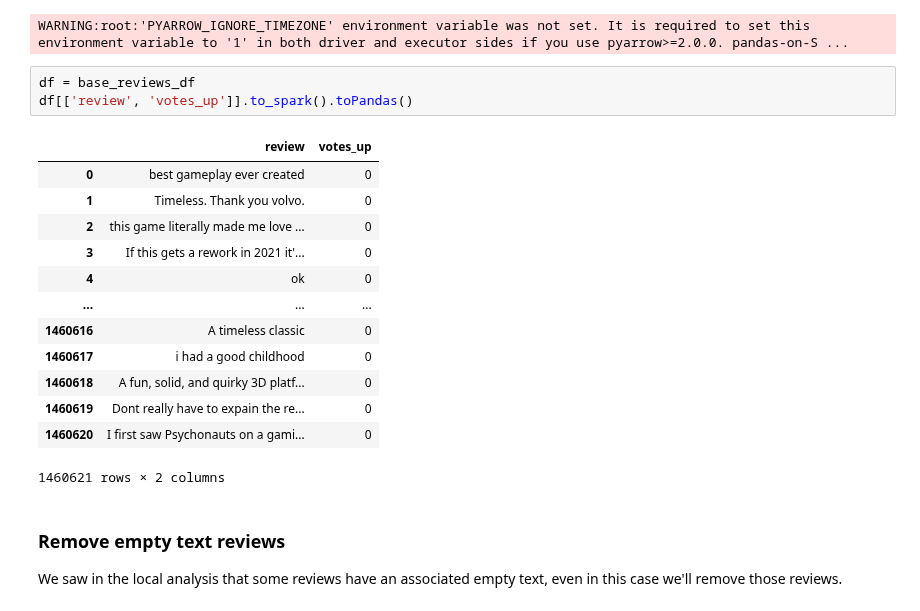
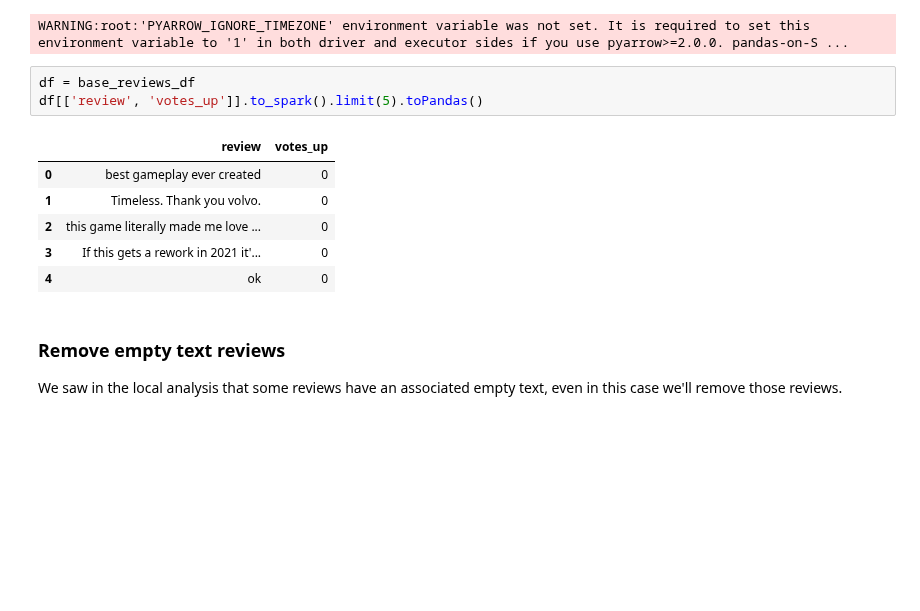
Before and after one commit to Amatofrancesco99/dsbda2022, a Jupyter notebook: notebooks/hypotheses/distributed/5th.ipynb, the cells around one changed output. Cells and saved outputs as stored; diff of their text form; blank space fills up the shorter version.

```diff
--- a/notebooks/hypotheses/distributed/5th.ipynb
+++ b/notebooks/hypotheses/distributed/5th.ipynb
@@ -64,21 +68,14 @@ base_reviews_df = spark.read.csv(
 WARNING:root:'PYARROW_IGNORE_TIMEZONE' environment variable was not set. It is required to set this environment variable to '1' in both driver and executor sides if you use pyarrow>=2.0.0. pandas-on-S ...
 # %%
 df = base_reviews_df
-df[['review', 'votes_up']].to_spark().toPandas()
+df[['review', 'votes_up']].to_spark().limit(5).toPandas()
 # %% [output]
 |  | review | votes_up |
 | 0 | best gameplay ever created | 0 |
 | 1 | Timeless. Thank you volvo. | 0 |
 | 2 | this game literally made me love ... | 0 |
 | 3 | If this gets a rework in 2021 it'... | 0 |
 | 4 | ok | 0 |
-| ... | ... | ... |
-| 1460616 | A timeless classic | 0 |
-| 1460617 | i had a good childhood | 0 |
-| 1460618 | A fun, solid, and quirky 3D platf... | 0 |
-| 1460619 | Dont really have to expain the re... | 0 |
-| 1460620 | I first saw Psychonauts on a gami... | 0 |
-1460621 rows × 2 columns
 # %% [markdown]
 ### Remove empty text reviews
 
```
Also changed, not shown: parts of 14 cells of this notebook.
